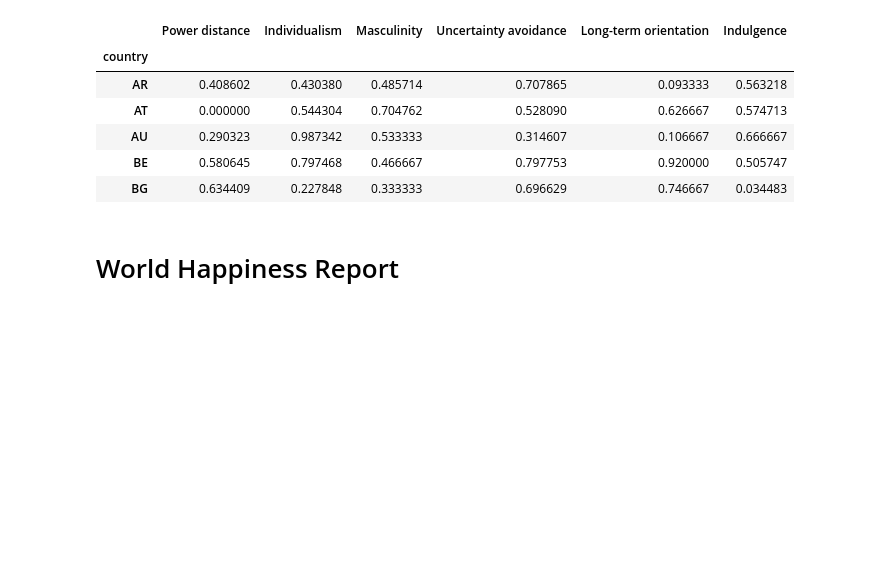
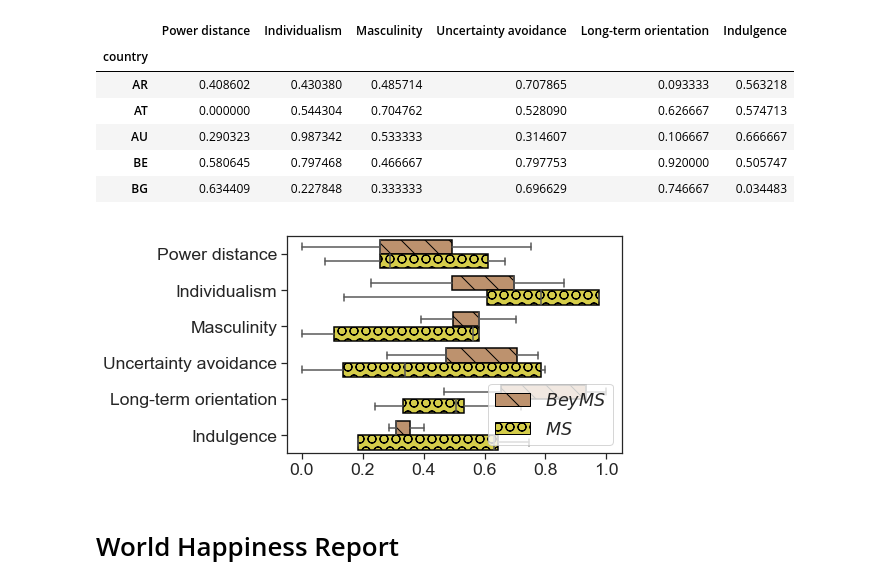
Before and after one commit to pmuellner/supporttheunderground, a Jupyter notebook: Identification and Analysis of User groups.ipynb, the cells around one changed output. Drawn from its saved outputs; the diff is of its cells as text; code cells hidden in the pictures; blank space fills up the shorter version.

Commit message:
bugfix + share plot

```diff
--- a/Identification and Analysis of User groups.ipynb
+++ b/Identification and Analysis of User groups.ipynb
@@ -229,3 +246,6 @@ events_df.head()
+# %%
+events_df = pd.read_csv("data/events.csv")
+events_df = events_df[events_df["track_id"].isin(clustered_tracks)]
 # %%
 genre_annotations_df = pd.read_csv("data/genre_annotations.csv").set_index("track_id")
 genre_annotations_df.head()
@@ -479,21 +520,31 @@ hofstede_ms_df = users_df.loc[ms_in_top_countries].merge(hofstede_df, left_on="c
 # %%
 df = hofstede_beyms_df.append(hofstede_ms_df).drop(columns=["country"], axis=1).stack().reset_index().set_index("user_id")
 df.columns = ["dimension", "value"]
 df["ms"] = [uid in ms for uid in df.index]
 
 g = sns.boxplot(data=df, x="value", y="dimension", hue="ms", showfliers=False, palette=["#ca9161", "#ece133"])
 patterns = ["\\", "O"]
 for hatch, patch in zip_longest_cycle(patterns, g.artists):
     patch.set_hatch(hatch)
 
+for patch in g.artists:
+    patch.set_edgecolor("black")
+
+colors = [to_hex(patch.get_facecolor()) for patch in g.artists]
+beyms_patch = mpatches.Patch(facecolor=colors[0], hatch="\\", edgecolor="black")
+ms_patch = mpatches.Patch(facecolor=colors[1], hatch="O", edgecolor="black")
+plt.legend(loc="lower right", handles=[beyms_patch, ms_patch])
 g.legend_.set_title("")
-plt.legend(loc="lower right")
 new_labels = [r"$BeyMS$", r"$MS$"]
 for t, l in zip(g.legend_.texts, new_labels):
     t.set_text(l)
+
+
 plt.ylabel("")
 plt.xlabel("")
 plt.grid(False)
+# %% [output]
+[figure, added]
 # %% [markdown]
 # World Happiness Report
 # %%
```
Also changed, not shown: parts of 34 cells of this notebook, 6 other files.
